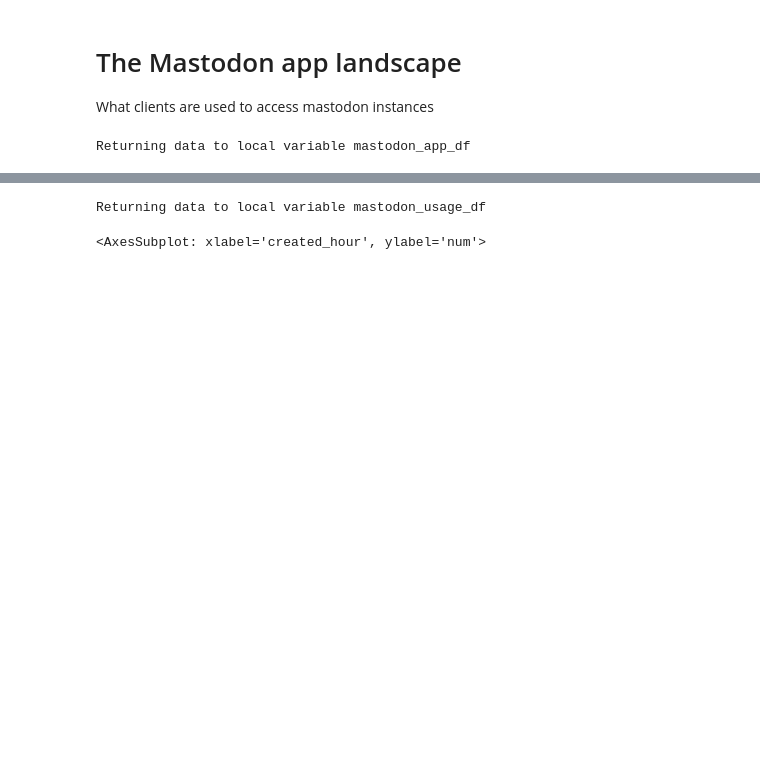
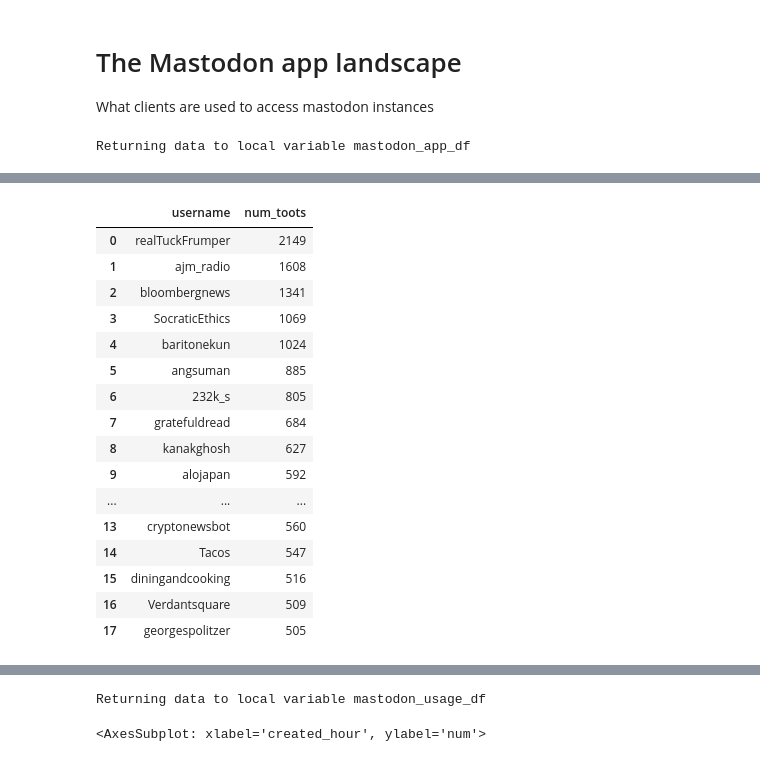
Before and after one commit to saubury/mastodon-stream, a Jupyter notebook: notebooks/mastodon-analysis.ipynb, the cells around one changed output, grey strips where cells are left out. Saved outputs shown, nothing was run; the diff lists cells and outputs as text; code cells hidden in the pictures; blank space fills up the shorter version.

```diff
--- a/notebooks/mastodon-analysis.ipynb
+++ b/notebooks/mastodon-analysis.ipynb
@@ -98,0 +122,29 @@ order by 1
+# %%
+%%sql
+select username
+, count(*) as num_toots
+from mastodon_toot
+where language = 'en'
+and bot = 'False'
+group by 1
+having count(*) >500
+order by 2 desc
+;
+# %% [output]
+|  | username | num_toots |
+| 0 | realTuckFrumper | 2149 |
+| 1 | ajm_radio | 1608 |
+| 2 | bloombergnews | 1341 |
+| 3 | SocraticEthics | 1069 |
+| 4 | baritonekun | 1024 |
+| 5 | angsuman | 885 |
+| 6 | 232k_s | 805 |
+| 7 | gratefuldread | 684 |
+| 8 | kanakghosh | 627 |
+| 9 | alojapan | 592 |
+| ... | ... | ... |
+| 13 | cryptonewsbot | 560 |
+| 14 | Tacos | 547 |
+| 15 | diningandcooking | 516 |
+| 16 | Verdantsquare | 509 |
+| 17 | georgespolitzer | 505 |
```
Also changed, not shown: parts of 10 cells of this notebook, 4 other files.
